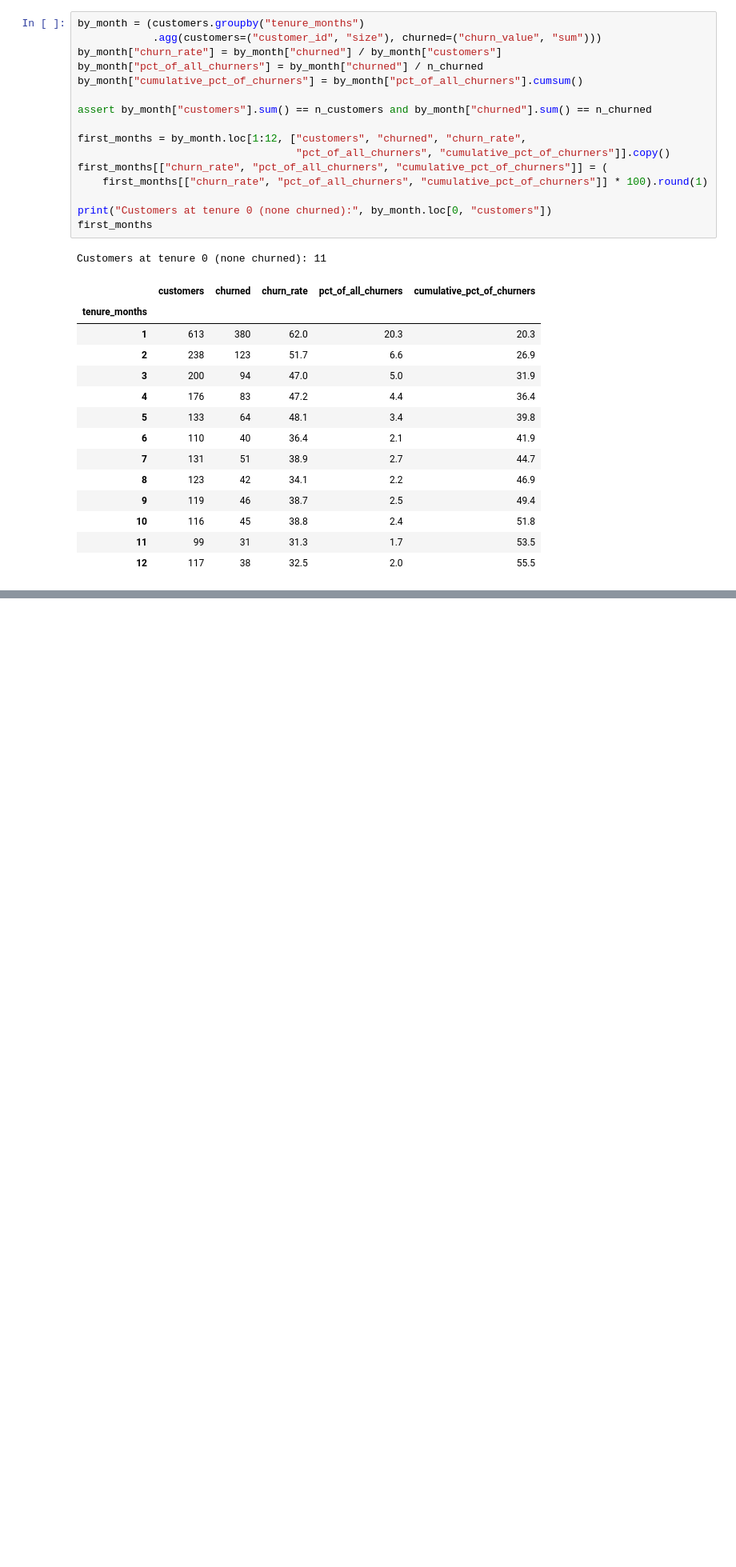
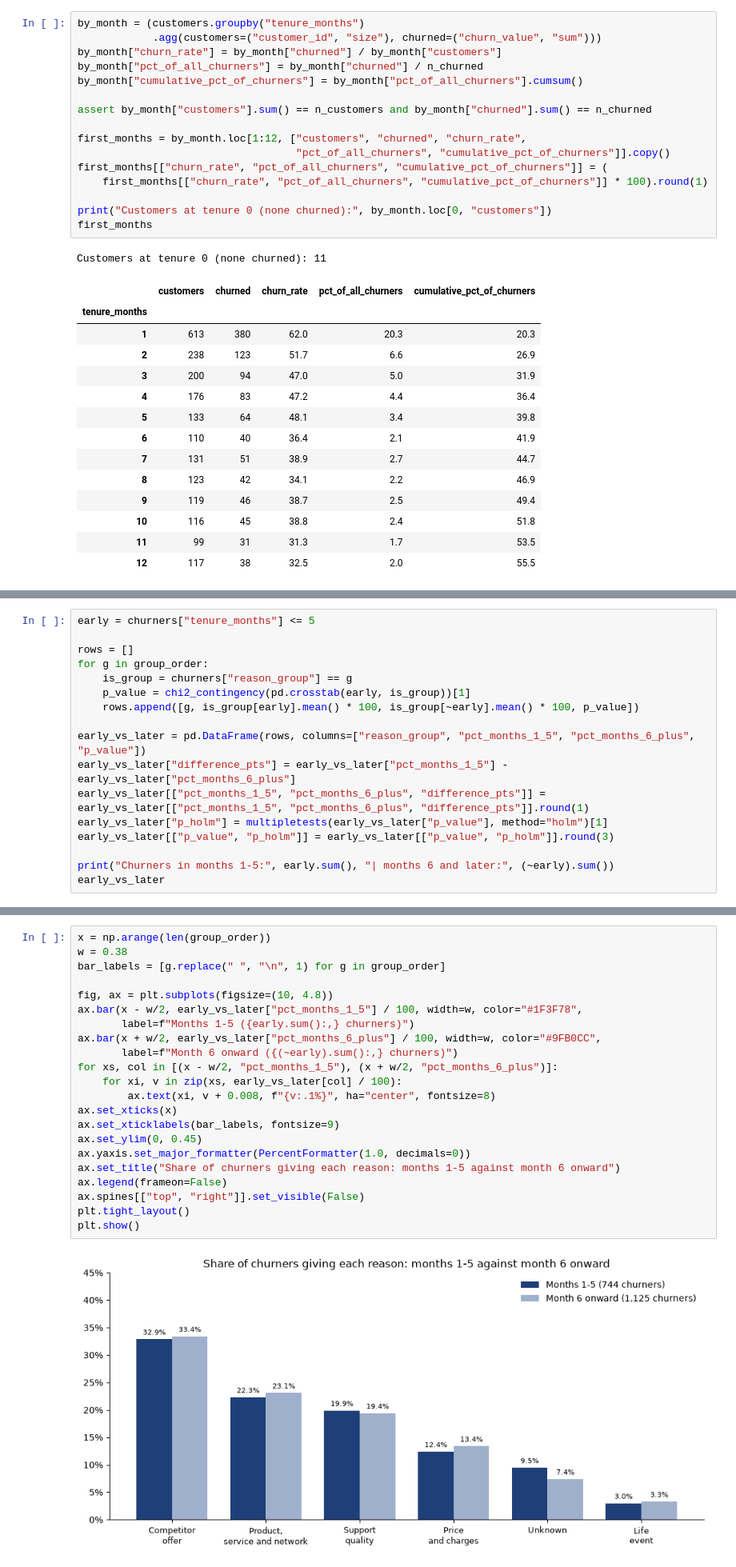
Before and after one commit to FatihaOkesola/telco-churn-revenue-analysis, a Jupyter notebook: Telco_churn.ipynb, the cells around one changed output, grey strips where cells are left out. Shown at 80% size. Cells and saved outputs as stored; diff of their text form; blank space fills up the shorter version.

```diff
--- a/Telco_churn.ipynb
+++ b/Telco_churn.ipynb
@@ -1173,0 +1260,17 @@ plt.show()
+# %%
+early = churners["tenure_months"] <= 5
+
+rows = []
+for g in group_order:
+    is_group = churners["reason_group"] == g
+    p_value = chi2_contingency(pd.crosstab(early, is_group))[1]
+    rows.append([g, is_group[early].mean() * 100, is_group[~early].mean() * 100, p_value])
+
+early_vs_later = pd.DataFrame(rows, columns=["reason_group", "pct_months_1_5", "pct_months_6_plus", "p_value"])
+early_vs_later["difference_pts"] = early_vs_later["pct_months_1_5"] - early_vs_later["pct_months_6_plus"]
+early_vs_later[["pct_months_1_5", "pct_months_6_plus", "difference_pts"]] = early_vs_later[["pct_months_1_5", "pct_months_6_plus", "difference_pts"]].round(1)
+early_vs_later["p_holm"] = multipletests(early_vs_later["p_value"], method="holm")[1]
+early_vs_later[["p_value", "p_holm"]] = early_vs_later[["p_value", "p_holm"]].round(3)
+
+print("Churners in months 1-5:", early.sum(), "| months 6 and later:", (~early).sum())
+early_vs_later
@@ -1173,0 +1286,24 @@ plt.show()
+# %%
+x = np.arange(len(group_order))
+w = 0.38
+bar_labels = [g.replace(" ", "\n", 1) for g in group_order]
+
+fig, ax = plt.subplots(figsize=(10, 4.8))
+ax.bar(x - w/2, early_vs_later["pct_months_1_5"] / 100, width=w, color="#1F3F78",
+       label=f"Months 1-5 ({early.sum():,} churners)")
+ax.bar(x + w/2, early_vs_later["pct_months_6_plus"] / 100, width=w, color="#9FB0CC",
+       label=f"Month 6 onward ({(~early).sum():,} churners)")
+for xs, col in [(x - w/2, "pct_months_1_5"), (x + w/2, "pct_months_6_plus")]:
+    for xi, v in zip(xs, early_vs_later[col] / 100):
+        ax.text(xi, v + 0.008, f"{v:.1%}", ha="center", fontsize=8)
+ax.set_xticks(x)
+ax.set_xticklabels(bar_labels, fontsize=9)
+ax.set_ylim(0, 0.45)
+ax.yaxis.set_major_formatter(PercentFormatter(1.0, decimals=0))
+ax.set_title("Share of churners giving each reason: months 1-5 against month 6 onward")
+ax.legend(frameon=False)
+ax.spines[["top", "right"]].set_visible(False)
+plt.tight_layout()
+plt.show()
+# %% [output]
+[figure, added]
```
Also changed, not shown: parts of 129 cells of this notebook, 12 other files.
